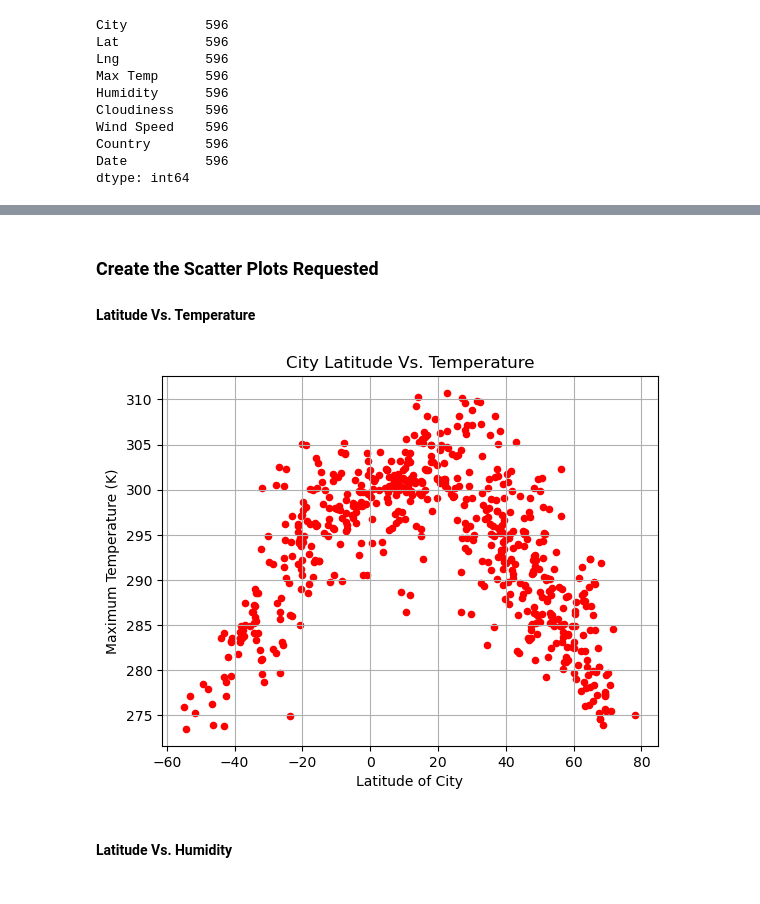
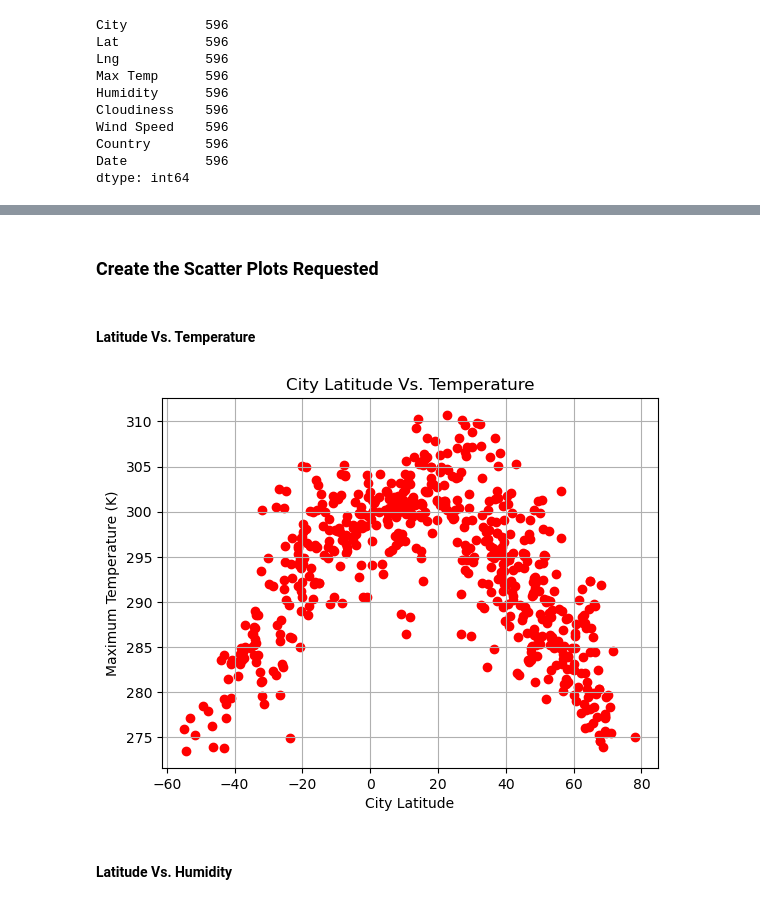
Before and after one commit to CRFitzgerald/python-api-challenge, a Jupyter notebook: WeatherPy/WeatherPy.ipynb, the cells around one changed output, grey strips where cells are left out. Saved outputs shown, nothing was run; the diff lists cells and outputs as text; code cells hidden in the pictures.

```diff
--- a/WeatherPy/WeatherPy.ipynb
+++ b/WeatherPy/WeatherPy.ipynb
@@ -225,22 +225,32 @@ city_data_df.head()
 | 4 | kandiari | 26.9156 | 68.5216 | 304.36 | 59 | 0 | 9.49 | PK | 1686343328 |
 # %% [markdown]
 ### Create the Scatter Plots Requested
-
-#### Latitude Vs. Temperature
+# %%
+# Setting variables to be used in the following plots
+lat = city_data_df["Lat"]
+temp = city_data_df["Max Temp"]
+humidity = city_data_df["Humidity"]
+clouds = city_data_df["Cloudiness"]
+wind = city_data_df["Wind Speed"]
+# %% [markdown]
+#### Latitude Vs. Temperature
 # %%
 # Build scatter plot for latitude vs. temperature
-# YOUR CODE HERE
-city_data_df.plot(kind="scatter",x="Lat", y="Max Temp", c="red", title='City Latitude Vs. Temperature',xlabel='Latitude of City',ylabel='Maximum Temperature (K)')
+plt.scatter(lat,temp, color="red")
+
 # Incorporate the other graph properties
+plt.xlabel('City Latitude')
+plt.ylabel('Maximum Temperature (K)')
+plt.title('City Latitude Vs. Temperature')
 plt.grid()
 
 # Save the figure
 plt.savefig("output_data/Fig1.png")
 
 # Show plot
 plt.show()
 # %% [output]
-[figure, old version]
+[figure, new version]
 # %% [markdown]
 #### Latitude Vs. Humidity
 # %%
```
Also changed, not shown: parts of 11 cells of this notebook, 4 other files.
